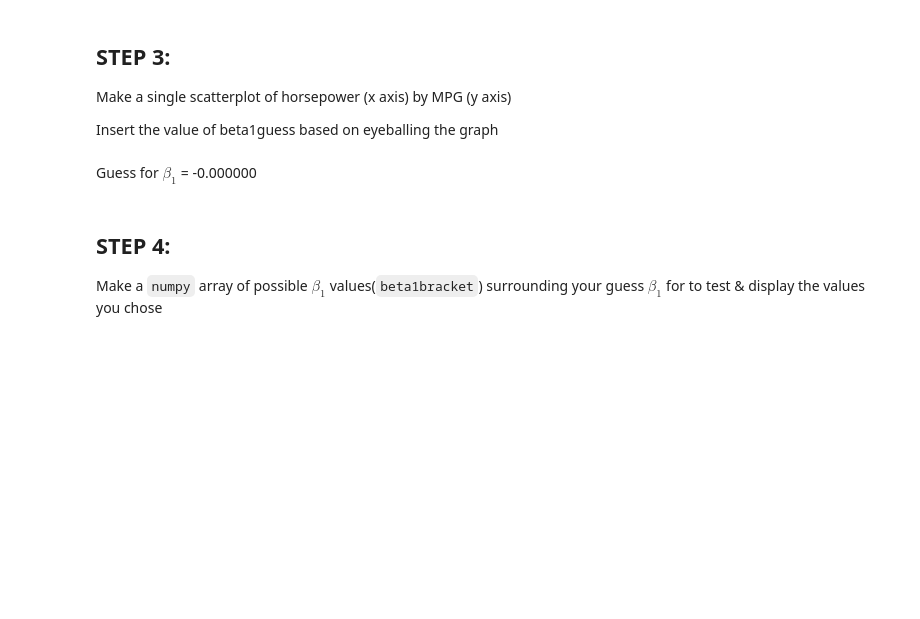
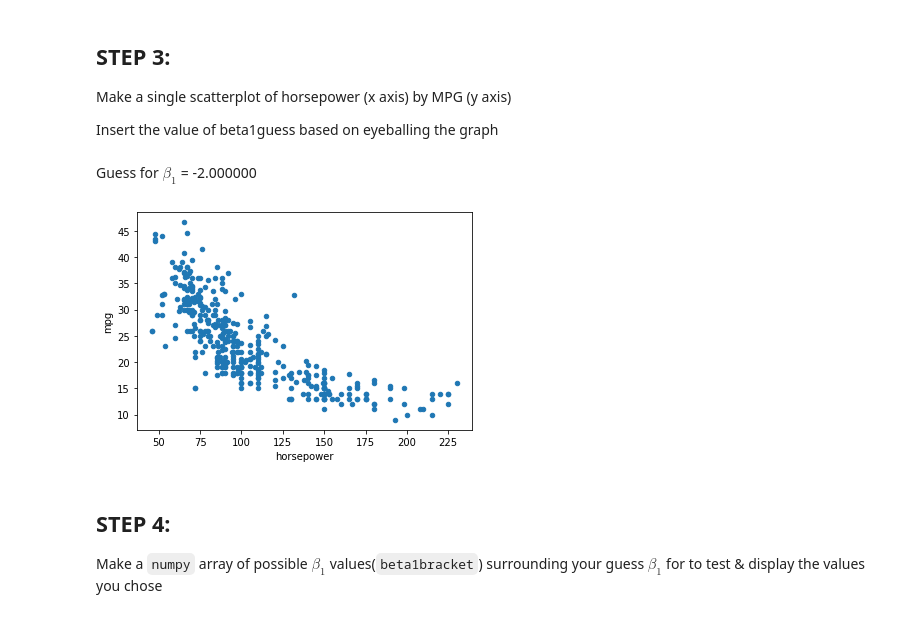
Before and after one commit to mdemore2/CSCE623, a Jupyter notebook: Homework/HW1/Demore_HW1.ipynb, the cells around one changed output. Cells and saved outputs as stored; diff of their text form; code cells hidden in the pictures; blank space fills up the shorter version.

```diff
--- a/Homework/HW1/Demore_HW1.ipynb
+++ b/Homework/HW1/Demore_HW1.ipynb
@@ -133,19 +133,20 @@ Insert the value of beta1guess based on eyeballing the graph
 # %%
 #STEP 3:
 
 beta0 = 40.
 
 #STUDENT CODE - Make a single scatterplot of horsepower (x axis) by MPG (y axis)
 # Insert the value of beta1guess based on eyeballing the graph
 #---------------------------------------------
+data.plot.scatter('horsepower','mpg')
 
-
-beta1guess = -0.0 #change 0.0 to be your guess for beta
+beta1guess = -2.0 #change 0.0 to be your guess for beta
 #---------------------------------------------
 
 md(r"Guess for $\beta_1$ = %f" %beta1guess)
 # %% [output]
-Guess for $\beta_1$ = -0.000000
+Guess for $\beta_1$ = -2.000000
+[figure, added]
 # %% [markdown]
 ## STEP 4:
 Make a `numpy` array of possible $\beta_1$ values(`beta1bracket`) surrounding your guess $\beta_1$ for to test & display the values you chose
```
Also changed, not shown: parts of 3 cells of this notebook.
